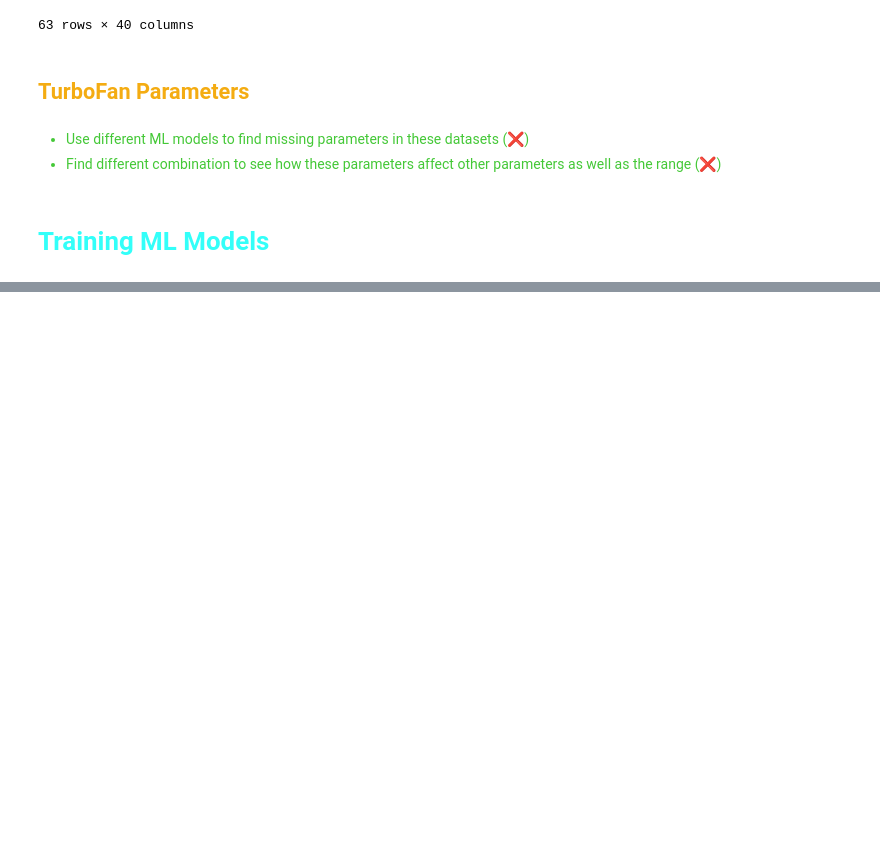
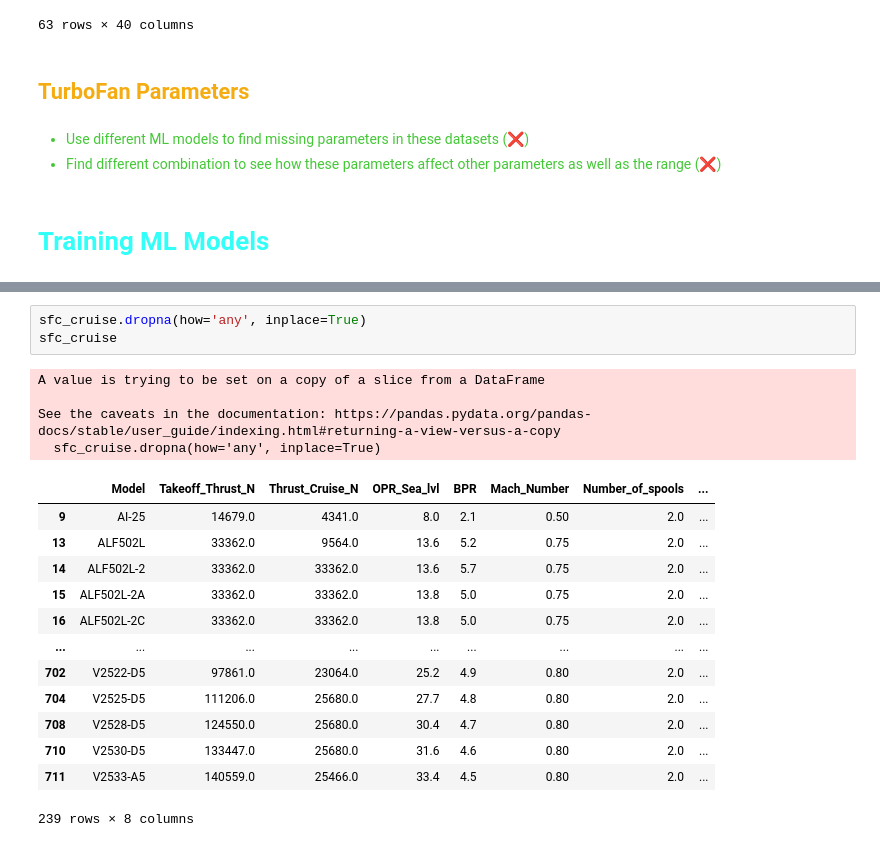
Before and after one commit to stahir01/Master-Thesis, a Jupyter notebook: Master_Thesis_Datasets_NewVersion.ipynb, the cells around one changed output, grey strips where cells are left out. Cells and saved outputs as stored; diff of their text form; blank space fills up the shorter version.

```diff
--- a/Master_Thesis_Datasets_NewVersion.ipynb
+++ b/Master_Thesis_Datasets_NewVersion.ipynb
@@ -3594,0 +3721,21 @@ dataset
+# %%
+sfc_cruise.dropna(how='any', inplace=True)
+sfc_cruise
+# %% [output]
+A value is trying to be set on a copy of a slice from a DataFrame
+
+See the caveats in the documentation: https://pandas.pydata.org/pandas-docs/stable/user_guide/indexing.html#returning-a-view-versus-a-copy
+  sfc_cruise.dropna(how='any', inplace=True)
+|  | Model | Takeoff_Thrust_N | Thrust_Cruise_N | OPR_Sea_lvl | BPR | Mach_Number | Number_of_spools | ... |
+| 9 | AI-25 | 14679.0 | 4341.0 | 8.0 | 2.1 | 0.50 | 2.0 | ... |
+| 13 | ALF502L | 33362.0 | 9564.0 | 13.6 | 5.2 | 0.75 | 2.0 | ... |
+| 14 | ALF502L-2 | 33362.0 | 33362.0 | 13.6 | 5.7 | 0.75 | 2.0 | ... |
+| 15 | ALF502L-2A | 33362.0 | 33362.0 | 13.8 | 5.0 | 0.75 | 2.0 | ... |
+| 16 | ALF502L-2C | 33362.0 | 33362.0 | 13.8 | 5.0 | 0.75 | 2.0 | ... |
+| ... | ... | ... | ... | ... | ... | ... | ... | ... |
+| 702 | V2522-D5 | 97861.0 | 23064.0 | 25.2 | 4.9 | 0.80 | 2.0 | ... |
+| 704 | V2525-D5 | 111206.0 | 25680.0 | 27.7 | 4.8 | 0.80 | 2.0 | ... |
+| 708 | V2528-D5 | 124550.0 | 25680.0 | 30.4 | 4.7 | 0.80 | 2.0 | ... |
+| 710 | V2530-D5 | 133447.0 | 25680.0 | 31.6 | 4.6 | 0.80 | 2.0 | ... |
+| 711 | V2533-A5 | 140559.0 | 25466.0 | 33.4 | 4.5 | 0.80 | 2.0 | ... |
+239 rows × 8 columns
```
Also changed, not shown: parts of 21 cells of this notebook, 8 other files.
